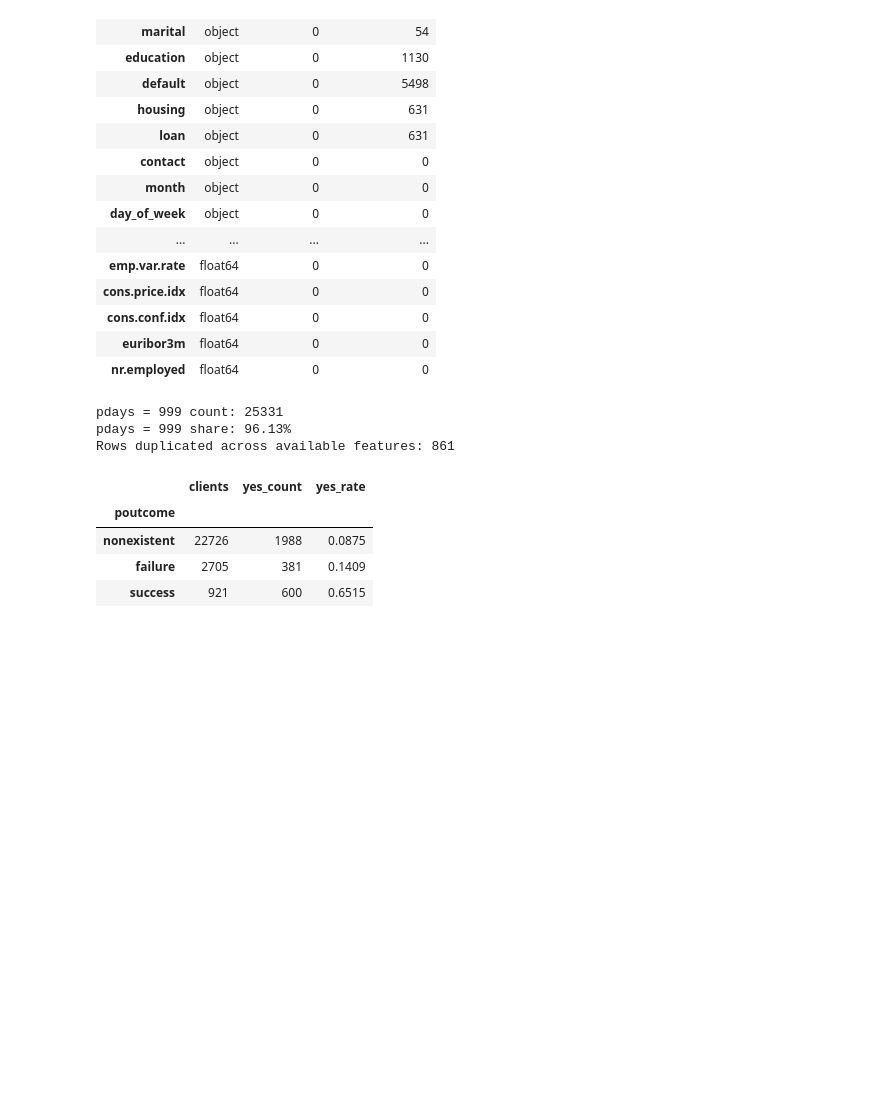
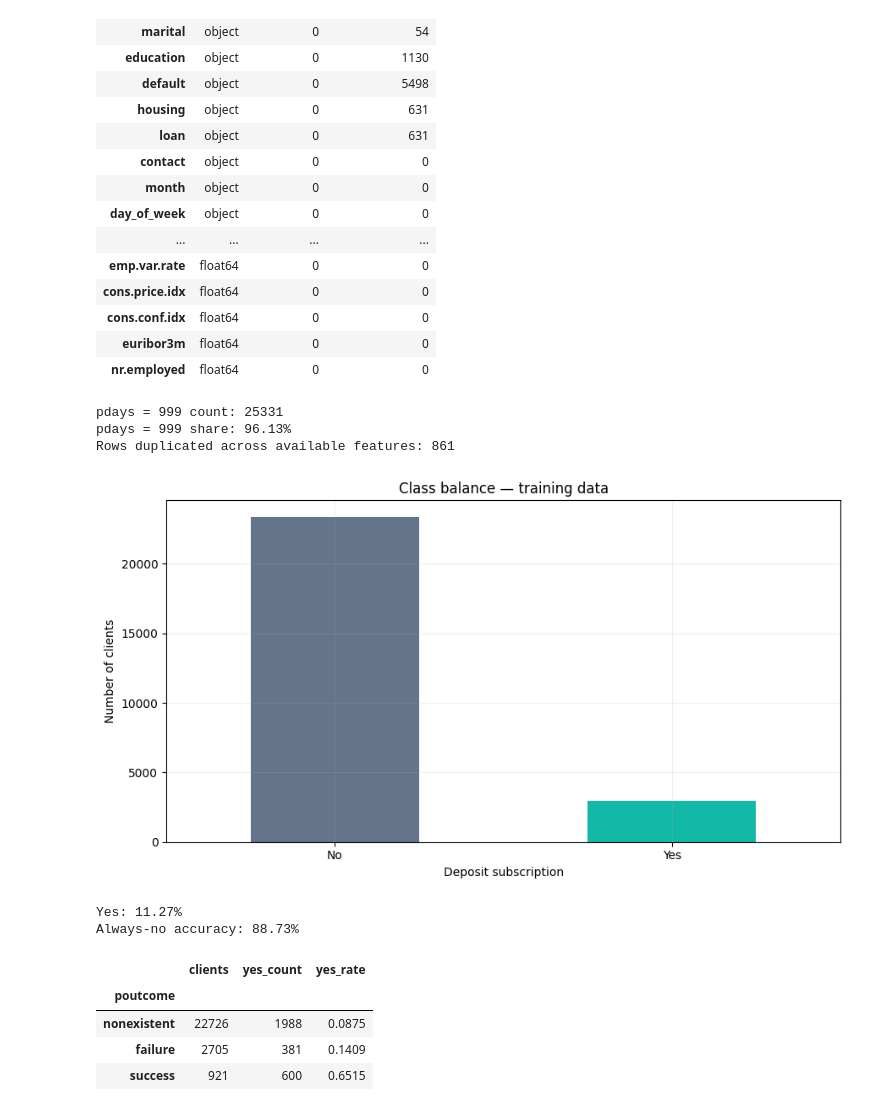
Before and after one commit to nurtore067/gumar_ML_task_3, a Jupyter notebook: gumar_task3.ipynb, the cells around one changed output. Saved outputs shown, nothing was run; the diff lists cells and outputs as text; code cells hidden in the pictures; blank space fills up the shorter version.

```diff
--- a/gumar_task3.ipynb
+++ b/gumar_task3.ipynb
@@ -198,6 +198,29 @@ Always-no accuracy: 88.73%
 pdays = 999 count: 25331
 pdays = 999 share: 96.13%
 Rows duplicated across available features: 861
+# %%
+counts = y_train.value_counts().reindex([0, 1])
+
+ax = counts.plot(
+    kind="bar",
+    color=["#64748b", "#14b8a6"],
+    rot=0
+)
+
+ax.set_xticklabels(["No", "Yes"])
+ax.set_xlabel("Deposit subscription")
+ax.set_ylabel("Number of clients")
+ax.set_title("Class balance — training data")
+
+plt.tight_layout()
+plt.show()
+
+print(f"Yes: {y_train.mean():.2%}")
+print(f"Always-no accuracy: {(y_train == 0).mean():.2%}")
+# %% [output]
+[figure, added]
+Yes: 11.27%
+Always-no accuracy: 88.73%
 # %%
 previous_summary = (
     eda.groupby("poutcome")["y"]
```
Also changed, not shown: parts of 1 cell of this notebook, 1 other file.
